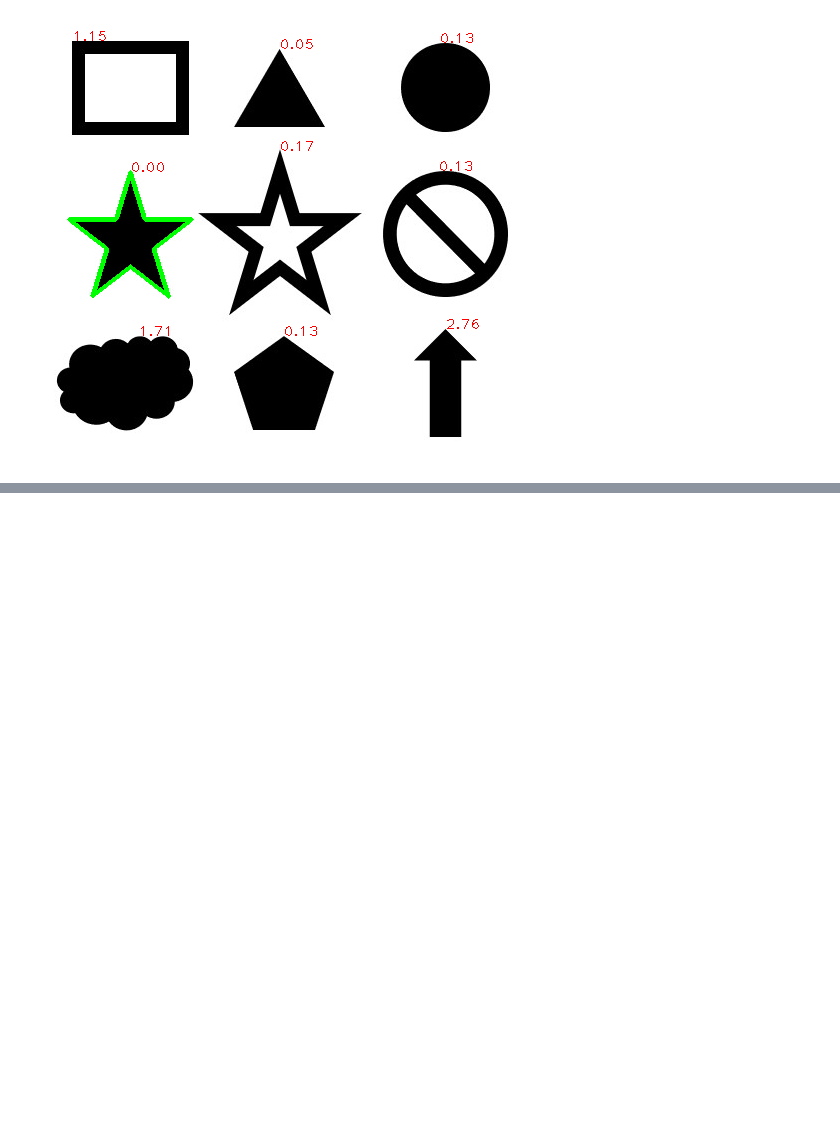
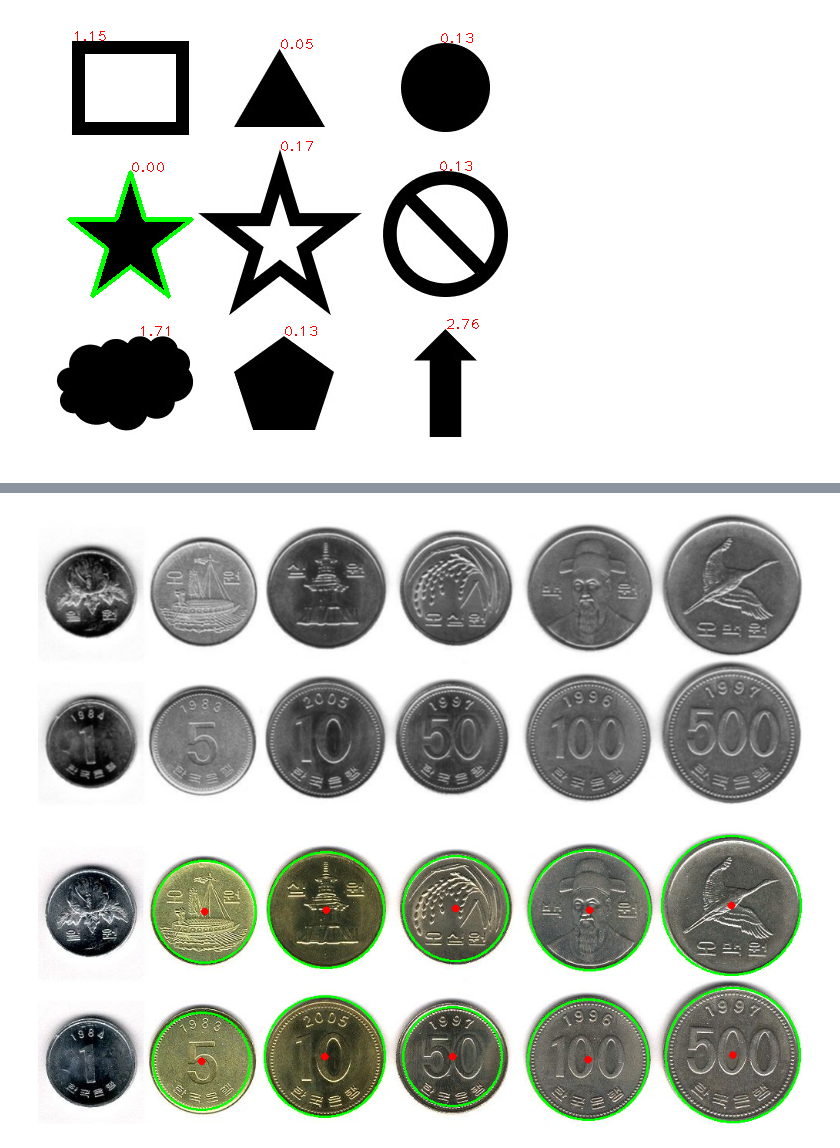
Before and after one commit to visualhan/ComputerVision_Colab, a Jupyter notebook: 9강_이미지분할.ipynb, the cells around one changed output, grey strips where cells are left out. Cells and saved outputs as stored; diff of their text form; code cells hidden in the pictures; blank space fills up the shorter version.

```diff
--- a/9강_이미지분할.ipynb
+++ b/9강_이미지분할.ipynb
@@ -508,0 +632,30 @@ cv2_imshow(shapes)
+# %%
+import cv2
+import numpy as np
+from google.colab.patches import cv2_imshow
+
+img = cv2.imread('/content/drive/MyDrive/Colab Notebooks/photos/coins.jpg')
+gray = cv2.cvtColor(img, cv2.COLOR_BGR2GRAY)
+
+#노이즈 제거를 위한 가우시안 블러
+blurimg = cv2.GaussianBlur(gray, (3,3), 0)
+cv2_imshow(blurimg)
+
+dp=1
+minDist = 20
+
+# 최소 반지름을 크게 주니, 이미지에서 표시가 안되는 원들이 생긴다.
+circles = cv2.HoughCircles(blurimg, cv2.HOUGH_GRADIENT, dp, minDist, minRadius=50, maxRadius=100)
+if circles is not None:
+  circles = np.uint16(np.around(circles))
+  for i in circles[0, :]:
+    #원 둘레에 초록색 원 그리기
+    cv2.circle(img, (i[0], i[1]), i[2], (0,255,0), 2)
+    #원 중심점에 빨간색 원 그리기
+    cv2.circle(img, (i[0], i[1]), 2, (0,0,255), 6)
+
+# 결과 출력
+cv2_imshow(img)
+# %% [output]
+[figure, added]
+[figure, added]
```
Also changed, not shown: parts of 12 cells of this notebook.
